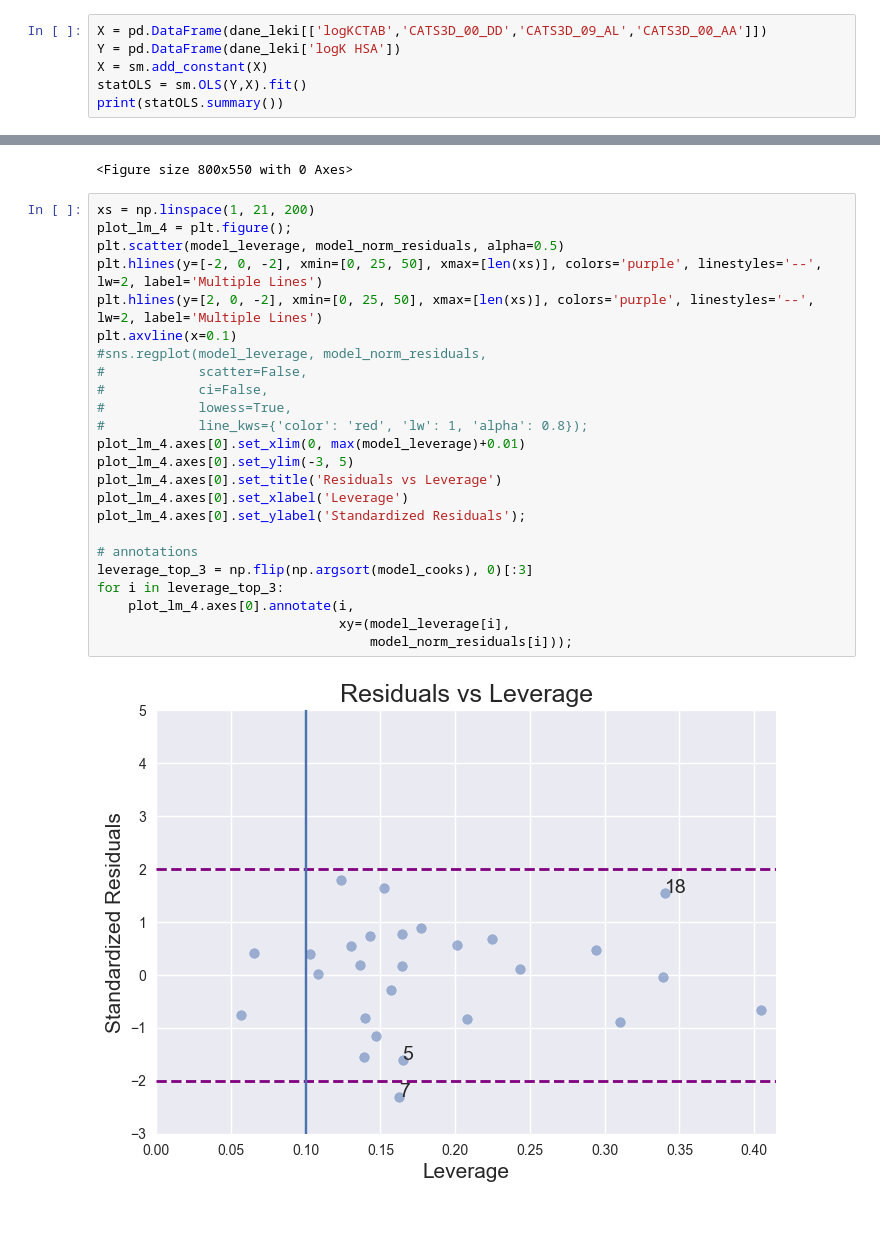
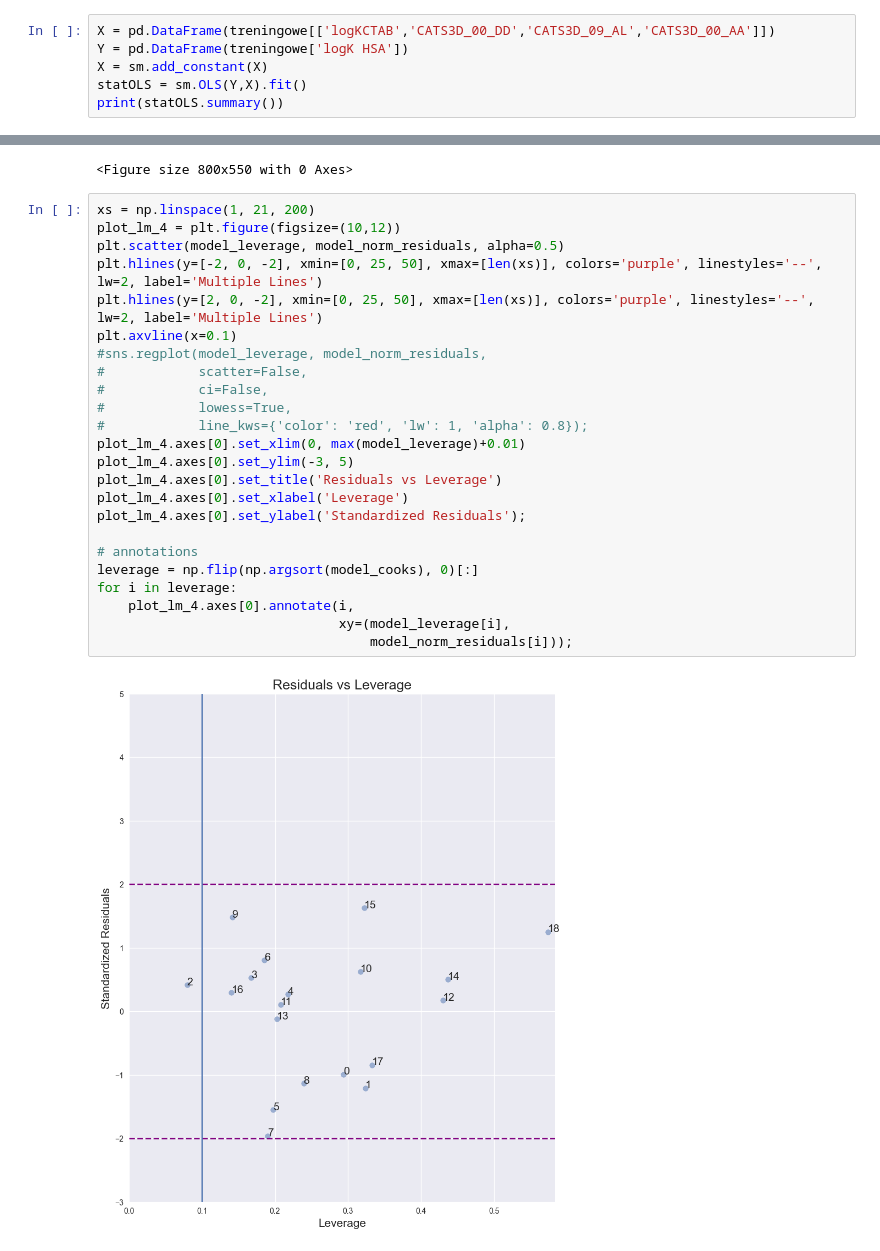
Before and after one commit to Miczel00/machine-learning, a Jupyter notebook: zaj1/main.ipynb, the cells around one changed output, grey strips where cells are left out. Saved outputs shown, nothing was run; the diff lists cells and outputs as text; blank space fills up the shorter version.

```diff
--- a/zaj1/main.ipynb
+++ b/zaj1/main.ipynb
@@ -74,8 +76,8 @@ dane_leki.head()
 # %% [markdown]
 R^2
 # %%
-X = pd.DataFrame(dane_leki[['logKCTAB','CATS3D_00_DD','CATS3D_09_AL','CATS3D_00_AA']])
-Y = pd.DataFrame(dane_leki['logK HSA'])
+X = pd.DataFrame(treningowe[['logKCTAB','CATS3D_00_DD','CATS3D_09_AL','CATS3D_00_AA']])
+Y = pd.DataFrame(treningowe['logK HSA'])
 X = sm.add_constant(X)
 statOLS = sm.OLS(Y,X).fit()
 print(statOLS.summary())
@@ -249,27 +250,27 @@ IndexError: list index out of range
 <Figure size 800x550 with 0 Axes>
 # %%
 xs = np.linspace(1, 21, 200)
-plot_lm_4 = plt.figure();
+plot_lm_4 = plt.figure(figsize=(10,12))
 plt.scatter(model_leverage, model_norm_residuals, alpha=0.5)
 plt.hlines(y=[-2, 0, -2], xmin=[0, 25, 50], xmax=[len(xs)], colors='purple', linestyles='--', lw=2, label='Multiple Lines')
 plt.hlines(y=[2, 0, -2], xmin=[0, 25, 50], xmax=[len(xs)], colors='purple', linestyles='--', lw=2, label='Multiple Lines')
 plt.axvline(x=0.1)
 #sns.regplot(model_leverage, model_norm_residuals,
 #            scatter=False,
 #            ci=False,
 #            lowess=True,
 #            line_kws={'color': 'red', 'lw': 1, 'alpha': 0.8});
 plot_lm_4.axes[0].set_xlim(0, max(model_leverage)+0.01)
 plot_lm_4.axes[0].set_ylim(-3, 5)
 plot_lm_4.axes[0].set_title('Residuals vs Leverage')
 plot_lm_4.axes[0].set_xlabel('Leverage')
 plot_lm_4.axes[0].set_ylabel('Standardized Residuals');
 
 # annotations
-leverage_top_3 = np.flip(np.argsort(model_cooks), 0)[:3]
-for i in leverage_top_3:
+leverage = np.flip(np.argsort(model_cooks), 0)[:]
+for i in leverage:
     plot_lm_4.axes[0].annotate(i,
                                xy=(model_leverage[i],
                                    model_norm_residuals[i]));
 # %% [output]
-[figure, old version]
+[figure, new version]
```
Also changed, not shown: parts of 13 cells of this notebook.
